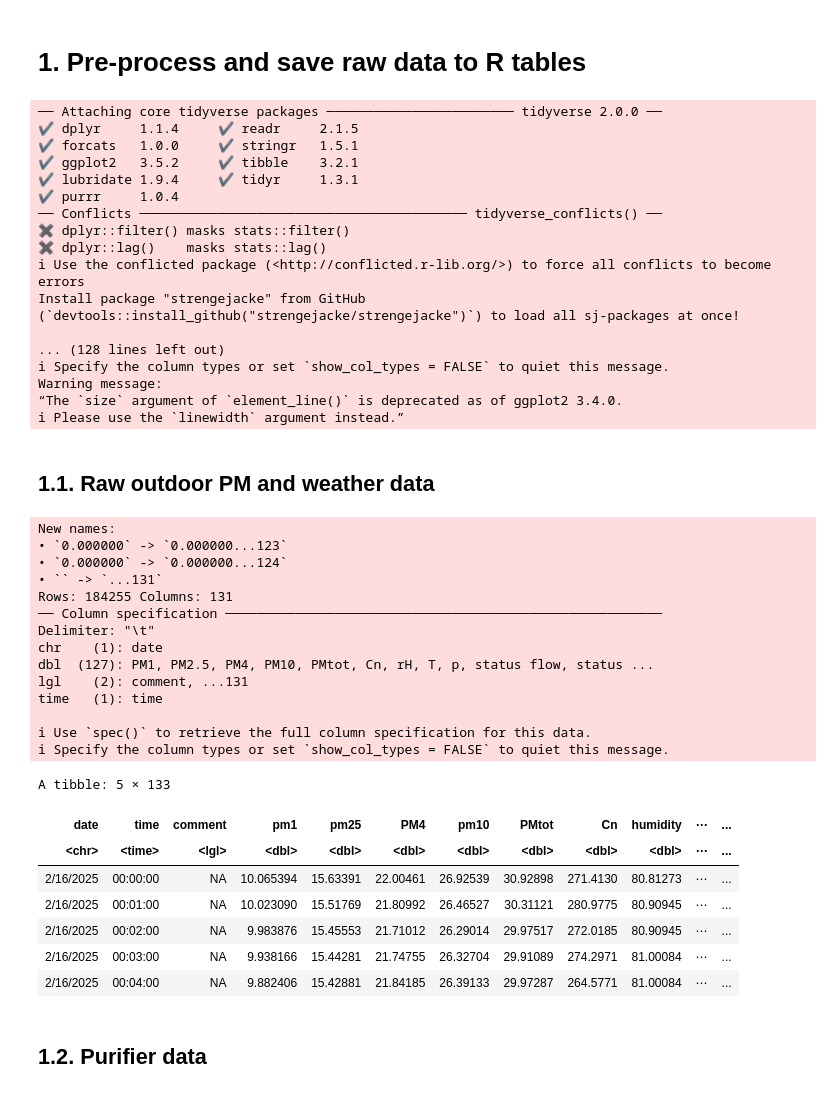
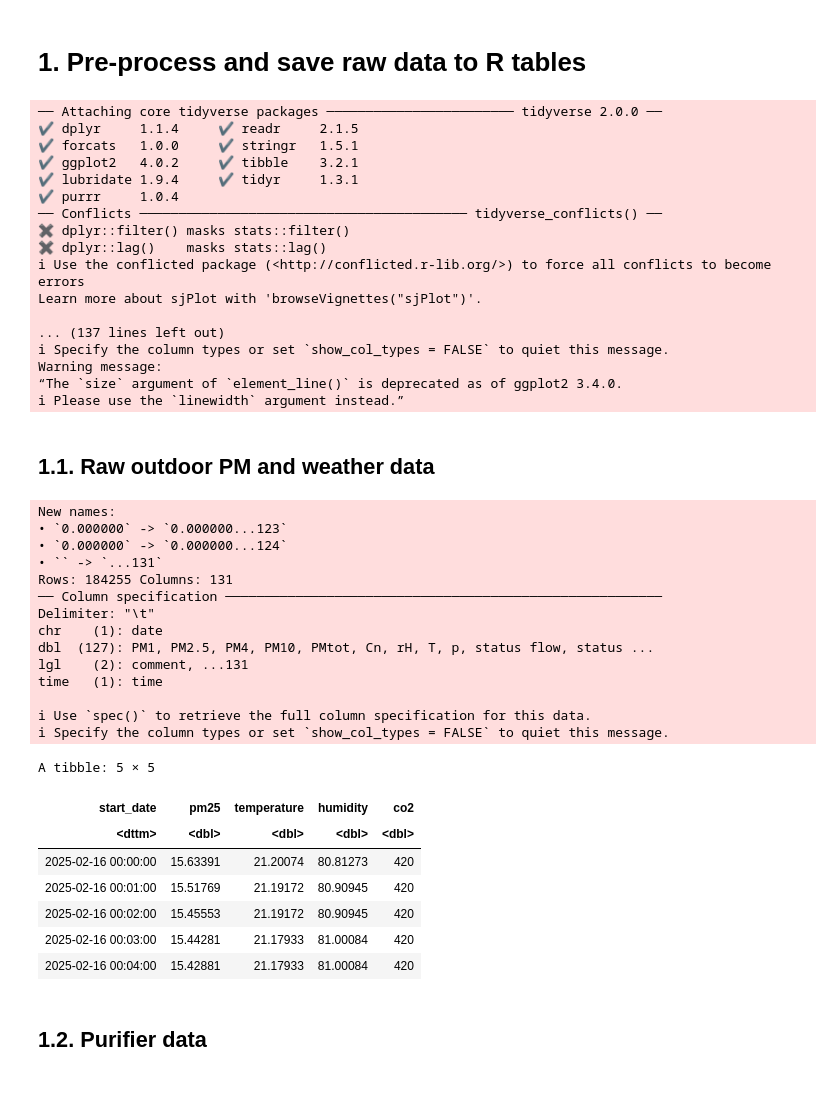
Before and after one commit to CITIES-Purify/Analysis, a Jupyter notebook: notebook/1_save_raw_data_to_R_tables.ipynb, the cells around one changed output. Drawn from its saved outputs; the diff is of its cells as text; code cells hidden in the pictures.

Commit message:
addressing reviewer comments

```diff
--- a/notebook/1_save_raw_data_to_R_tables.ipynb
+++ b/notebook/1_save_raw_data_to_R_tables.ipynb
@@ -3,7 +3,6 @@
 # %%
 source("../util/packages.R")
 source("../util/variables.R")
-source("../util/iqair_helpers.R")
 source("../util/add_treatment_to_df.R")
 source("../util/samples_processing.R")
 source("../util/outliers_processing.R")
@@ -12,16 +11,16 @@ source("../util/plot_helpers.R")
 ── Attaching core tidyverse packages ──────────────────────── tidyverse 2.0.0 ──
 ✔ dplyr     1.1.4     ✔ readr     2.1.5
 ✔ forcats   1.0.0     ✔ stringr   1.5.1
-✔ ggplot2   3.5.2     ✔ tibble    3.2.1
+✔ ggplot2   4.0.2     ✔ tibble    3.2.1
 ✔ lubridate 1.9.4     ✔ tidyr     1.3.1
 ✔ purrr     1.0.4
 ── Conflicts ────────────────────────────────────────── tidyverse_conflicts() ──
 ✖ dplyr::filter() masks stats::filter()
 ✖ dplyr::lag()    masks stats::lag()
 ℹ Use the conflicted package (<http://conflicted.r-lib.org/>) to force all conflicts to become errors
-Install package "strengejacke" from GitHub (`devtools::install_github("strengejacke/strengejacke")`) to load all sj-packages at once!
+Learn more about sjPlot with 'browseVignettes("sjPlot")'.
 
-... (128 lines left out)
+... (137 lines left out)
 ℹ Specify the column types or set `show_col_types = FALSE` to quiet this message.
 Warning message:
 “The `size` argument of `element_line()` is deprecated as of ggplot2 3.4.0.
@@ -36,44 +35,42 @@ OUTDOOR_RAW <- read_delim(
     "../raw-data/fidas_outdoors.txt",
     delim = "\t",
     col_names = TRUE
 ) |>
     rename(
-        pm1 = PM1,
         pm25 = `PM2.5`,
-        pm10 = PM10,
         temperature = `T`,
         humidity = rH
     ) |>
     mutate(
         start_date = mdy_hms(paste(date, time), tz = "UTC"),  # Combine date and time
         co2 = 420
-    )
+    ) |> select(start_date, pm25, temperature, humidity, co2)
 
 head(OUTDOOR_RAW, n = 5)
 write_rds(OUTDOOR_RAW, file.path("../R-table", "OUTDOOR_RAW.rds"))
 # %% [output]
 New names:
 • `0.000000` -> `0.000000...123`
 • `0.000000` -> `0.000000...124`
 • `` -> `...131`
 Rows: 184255 Columns: 131
 ── Column specification ────────────────────────────────────────────────────────
 Delimiter: "\t"
 chr    (1): date
 dbl  (127): PM1, PM2.5, PM4, PM10, PMtot, Cn, rH, T, p, status flow, status ...
 lgl    (2): comment, ...131
 time   (1): time
 
 ℹ Use `spec()` to retrieve the full column specification for this data.
 ℹ Specify the column types or set `show_col_types = FALSE` to quiet this message.
-A tibble: 5 × 133
+A tibble: 5 × 5
-| date | time | comment | pm1 | pm25 | PM4 | pm10 | PMtot | Cn | humidity | ⋯ | ... |
-| <chr> | <time> | <lgl> | <dbl> | <dbl> | <dbl> | <dbl> | <dbl> | <dbl> | <dbl> | ⋯ | ... |
-| 2/16/2025 | 00:00:00 | NA | 10.065394 | 15.63391 | 22.00461 | 26.92539 | 30.92898 | 271.4130 | 80.81273 | ⋯ | ... |
-| 2/16/2025 | 00:01:00 | NA | 10.023090 | 15.51769 | 21.80992 | 26.46527 | 30.31121 | 280.9775 | 80.90945 | ⋯ | ... |
-| 2/16/2025 | 00:02:00 | NA | 9.983876 | 15.45553 | 21.71012 | 26.29014 | 29.97517 | 272.0185 | 80.90945 | ⋯ | ... |
-| 2/16/2025 | 00:03:00 | NA | 9.938166 | 15.44281 | 21.74755 | 26.32704 | 29.91089 | 274.2971 | 81.00084 | ⋯ | ... |
-| 2/16/2025 | 00:04:00 | NA | 9.882406 | 15.42881 | 21.84185 | 26.39133 | 29.97287 | 264.5771 | 81.00084 | ⋯ | ... |
+| start_date | pm25 | temperature | humidity | co2 |
+| <dttm> | <dbl> | <dbl> | <dbl> | <dbl> |
+| 2025-02-16 00:00:00 | 15.63391 | 21.20074 | 80.81273 | 420 |
+| 2025-02-16 00:01:00 | 15.51769 | 21.19172 | 80.90945 | 420 |
+| 2025-02-16 00:02:00 | 15.45553 | 21.19172 | 80.90945 | 420 |
+| 2025-02-16 00:03:00 | 15.44281 | 21.17933 | 81.00084 | 420 |
+| 2025-02-16 00:04:00 | 15.42881 | 21.17933 | 81.00084 | 420 |
 # %% [markdown]
 ## 1.2. Purifier data
 # %%
```
Also changed, not shown: parts of 32 cells of this notebook, 32 other files.
